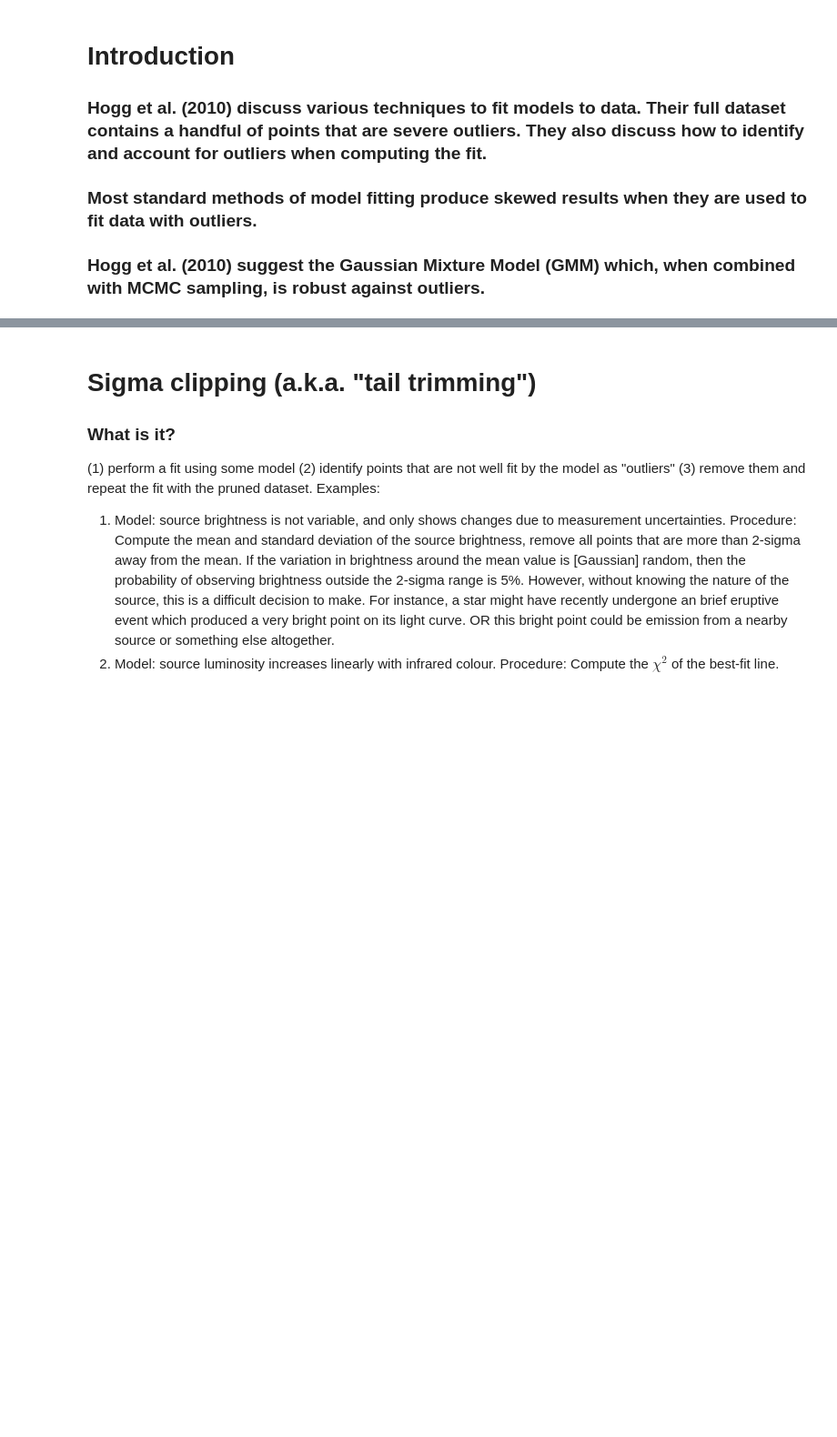
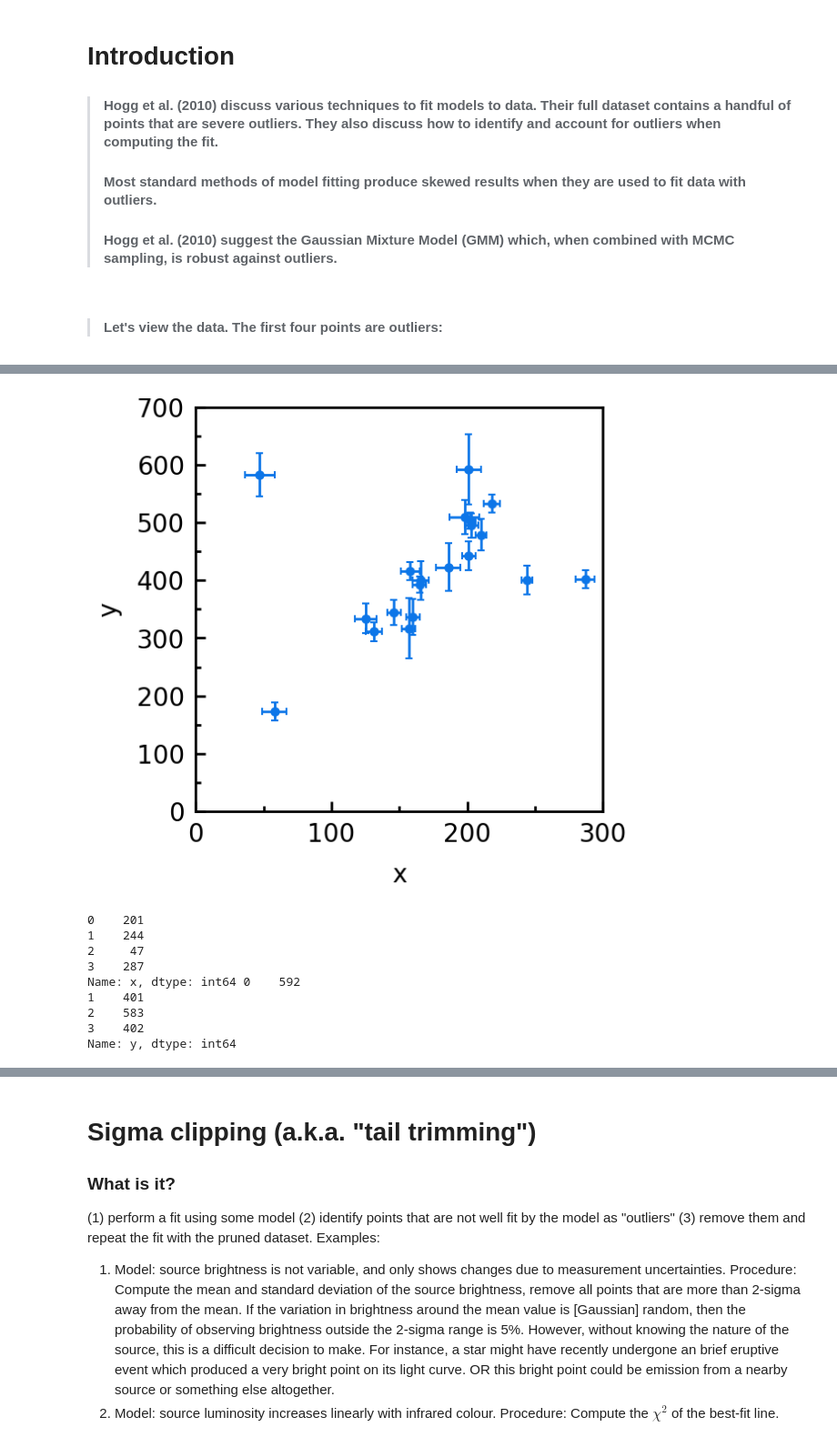
Before and after one commit to dawg-at-irya/outlier-pruning, a Jupyter notebook: Outlier Pruning.ipynb, the cells around one changed output, grey strips where cells are left out. Shown at 91% size. Cells and saved outputs as stored; diff of their text form; code cells hidden in the pictures; blank space fills up the shorter version.

```diff
--- a/Outlier Pruning.ipynb
+++ b/Outlier Pruning.ipynb
@@ -6,8 +47,14 @@
 # %% [markdown]
 # Introduction
 
-### Hogg et al. (2010) discuss various techniques to fit models to data. Their full dataset contains a handful of points that are severe outliers. They also discuss how to identify and account for outliers when computing the fit.
-
-### Most standard methods of model fitting produce skewed results when they are used to fit data with outliers.
-
-### Hogg et al. (2010) suggest the Gaussian Mixture Model (GMM) which, when combined with MCMC sampling, is robust against outliers.
+>#### Hogg et al. (2010) discuss various techniques to fit models to data. Their full dataset contains a handful of points that are severe outliers. They also discuss how to identify and account for outliers when computing the fit.
+>#### Most standard methods of model fitting produce skewed results when they are used to fit data with outliers.
+>#### Hogg et al. (2010) suggest the Gaussian Mixture Model (GMM) which, when combined with MCMC sampling, is robust against outliers.
+# %% [markdown]
+>#### Let's view the data. **The first four points are outliers**:
+# %%
+url = 'https://raw.githubusercontent.com/nadanai263/fittingmodeltodata/master/data.csv'
+df = pd.read_csv(url, delimiter=',')
+plot_helper.plot1(df['x'], df['y'], df['sx'], df['sy'], [0,300], [0,700])
+print(df['x'][:4], df['y'][:4])
+# %% [output]
@@ -13,0 +78,10 @@
+[figure, added]
+0    201
+1    244
+2     47
+3    287
+Name: x, dtype: int64 0    592
+1    401
+2    583
+3    402
+Name: y, dtype: int64
```
Also changed, not shown: parts of 26 cells of this notebook.
